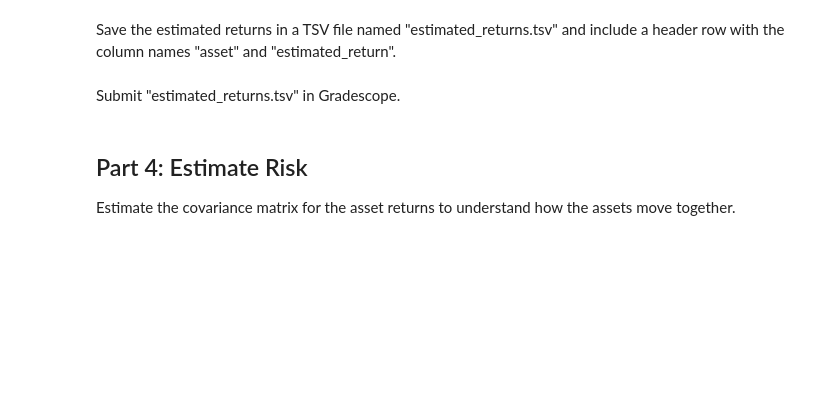
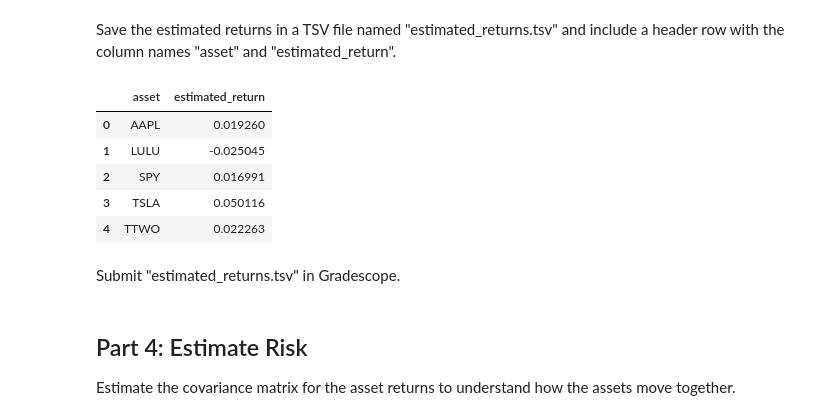
Before and after one commit to tlevash23/AIinField, a Jupyter notebook: project.ipynb, the cells around one changed output. Cells and saved outputs as stored; diff of their text form; code cells hidden in the pictures; blank space fills up the shorter version.

```diff
--- a/project.ipynb
+++ b/project.ipynb
@@ -66,3 +166,13 @@ There should only be 23 rows of data in this file, since they are computed as th
+# %%
+# YOUR CHANGES HERE
+
+# drop nan row
+
+returns = returns.dropna().copy()
+
+# save file
+
+returns.to_csv("historical_returns.tsv", sep="\t", index=False)
 # %% [markdown]
 Submit "historical_returns.tsv" in Gradescope.
 # %% [markdown]
@@ -74,4 +184,9 @@ This will serve as your estimate of expected return for each asset.
 # %%
 # YOUR CHANGES HERE
 
-...
+
+est_returns = returns.set_index("date")
+
+est_returns = est_returns.mean()
+
+est_returns
@@ -84,3 +203,24 @@ Save the estimated returns in a TSV file named "estimated_returns.tsv" and inclu
+# %%
+# YOUR CHANGES HERE
+
+# change df for header row
+est_returns_df = est_returns.reset_index()
+
+# rename
+est_returns_df.columns = ["asset", "estimated_return"]
+
+# save as TSV
+est_returns_df.to_csv("estimated_returns.tsv", sep="\t", index=False)
+
+# check
+est_returns_df.head()
+# %% [output]
+|  | asset | estimated_return |
+| 0 | AAPL | 0.019260 |
+| 1 | LULU | -0.025045 |
+| 2 | SPY | 0.016991 |
+| 3 | TSLA | 0.050116 |
+| 4 | TTWO | 0.022263 |
 # %% [markdown]
 Submit "estimated_returns.tsv" in Gradescope.
 # %% [markdown]
```
Also changed, not shown: parts of 13 cells of this notebook, 4 other files.
